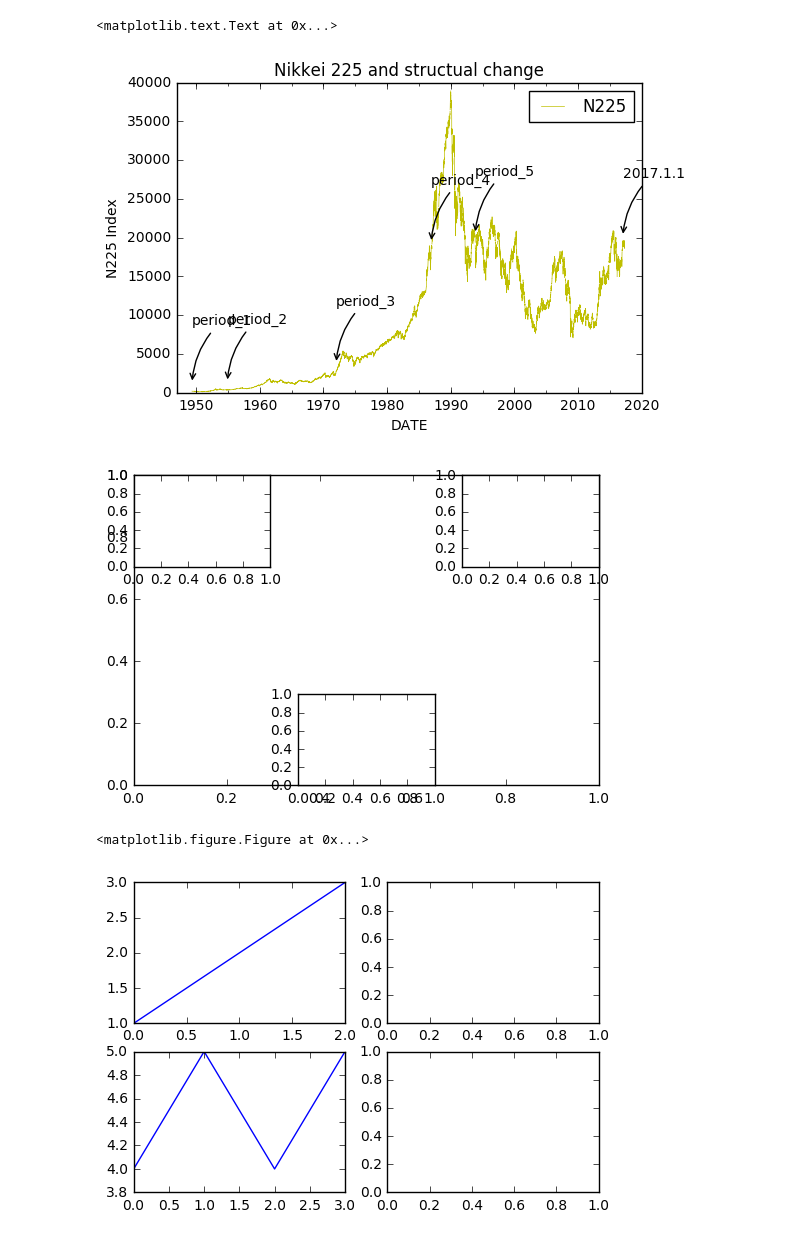
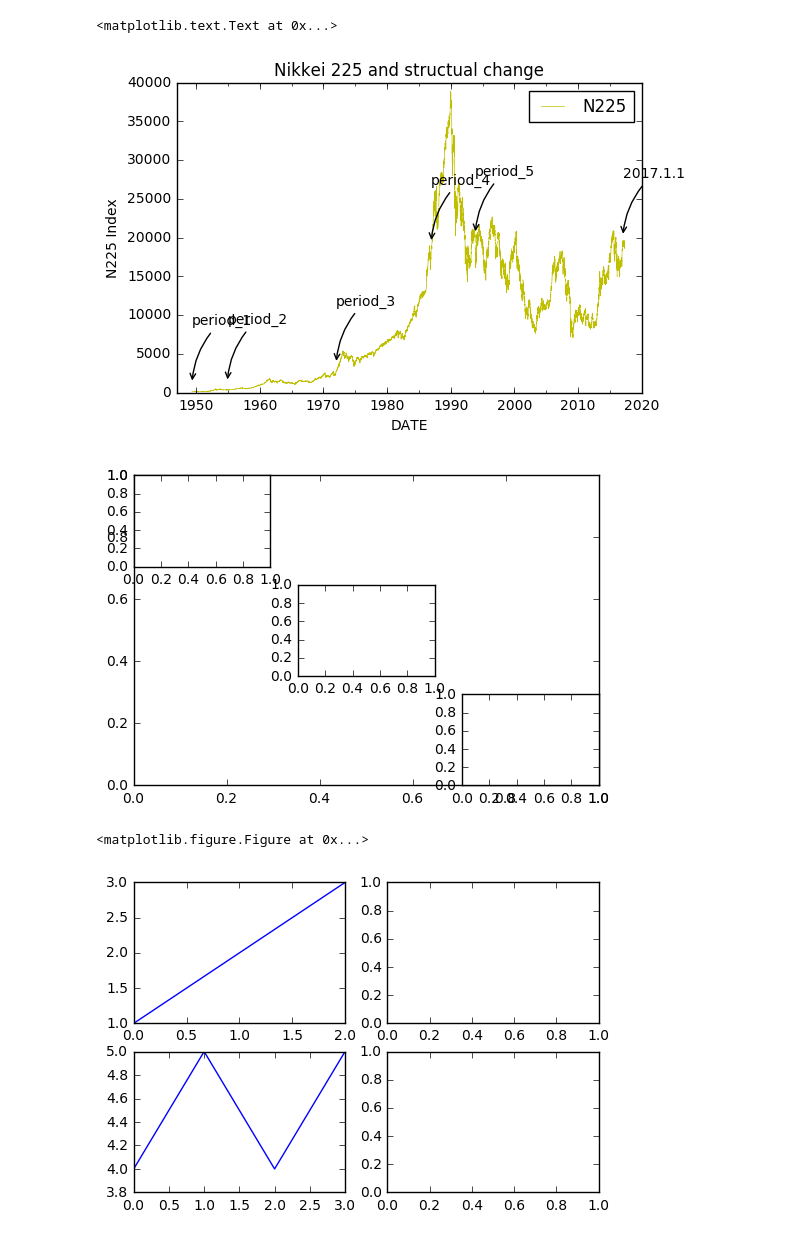
Before and after one commit to okagen/pyStudy, a Jupyter notebook: step07_matplotlib.ipynb, the cells around one changed output. Saved outputs shown, nothing was run; the diff lists cells and outputs as text; code cells hidden in the pictures.

```diff
--- a/step07_matplotlib.ipynb
+++ b/step07_matplotlib.ipynb
@@ -64,41 +64,41 @@ for date, label in struct_break:
 fig2 = plt.figure()
 fig2.add_subplot(1, 1, 1)   # 全体に1つサブプロットを追加
 fig2.add_subplot(3, 3, 1)   # 3x3の1つめ(左上)
-fig2.add_subplot(3, 3, 3)   # 3x3の3つめ(右上)
-fig2.add_subplot(3, 3, 8)   # 3x3の8つめ(真ん中下)
+fig2.add_subplot(3, 3, 5)   # 3x3の3つめ(右上)
+fig2.add_subplot(3, 3, 9)   # 3x3の8つめ(真ん中下)
 
 #----------------------------
 # サブプロットの練習 ３ subplotsもadd_subplot同様Axesオブジェクトを返す
 fig3 = plt.figure()
 fig3, axes = plt.subplots(2,2)
 axes[0][0].plot([1,2,3])
 axes[1][0].plot([4,5,4,5])
 
 #----------------------------
 # サブプロットの練習 ４
 fig4 = plt.figure()
 ax1 = plt.subplot(1,2,1)   # 1x2の1番目
 ax1.plot([1,2,3,4,5,6,7,8,9,10], marker='+', label='marker +')   # 1番目に描画
 ax1.plot([2,3,2,3,5,3,4,7,2,10], color='r', alpha=1, marker=',', label='marker ,')   # 1番目に追加描画 透明度0
 ax1.plot([3,4,3,4,6,2,6,5,3,10], color='r', alpha=0.5, marker='.', label='marker .')   # 1番目に追加描画 透明度50%
 ax1.set_xlabel('x lavel for fig.1')   # 1番目にxラベルを追加
 ax1.set_ylabel('y lavel for fig.1')   # 1番目にyラベルを追加
 ax1.legend()
 ax4 = plt.subplot(2,2,4)   # 2x2の4番目
 ax4.plot([5,10,20,10])   # 4番目に描画
 ax4.set_title('title for fig.2')   # 4番目にタイトルを追加
 # %% [output]
 --- pdr.DataReader("NIKKEI225", 'fred', dates[0], dates[-1]) ---
 DATE
 1949-05-16    176.21
 1949-05-17    174.80
 1949-05-18    172.53
 1949-05-19    171.34
 1949-05-20    169.20
 Name: NIKKEI225, dtype: float64
 <matplotlib.text.Text at 0x...>
 [figure]
-[figure, old version]
+[figure, new version]
 <matplotlib.figure.Figure at 0x...>
 [figure]
 [figure]
```
Also changed, not shown: 7 other files.
